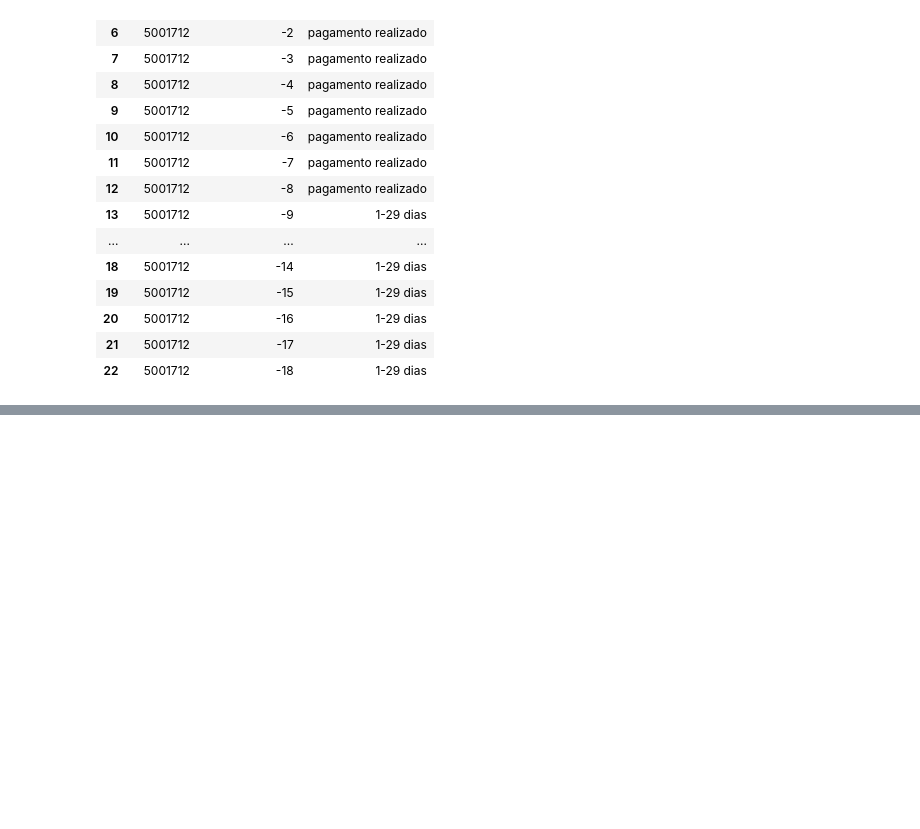
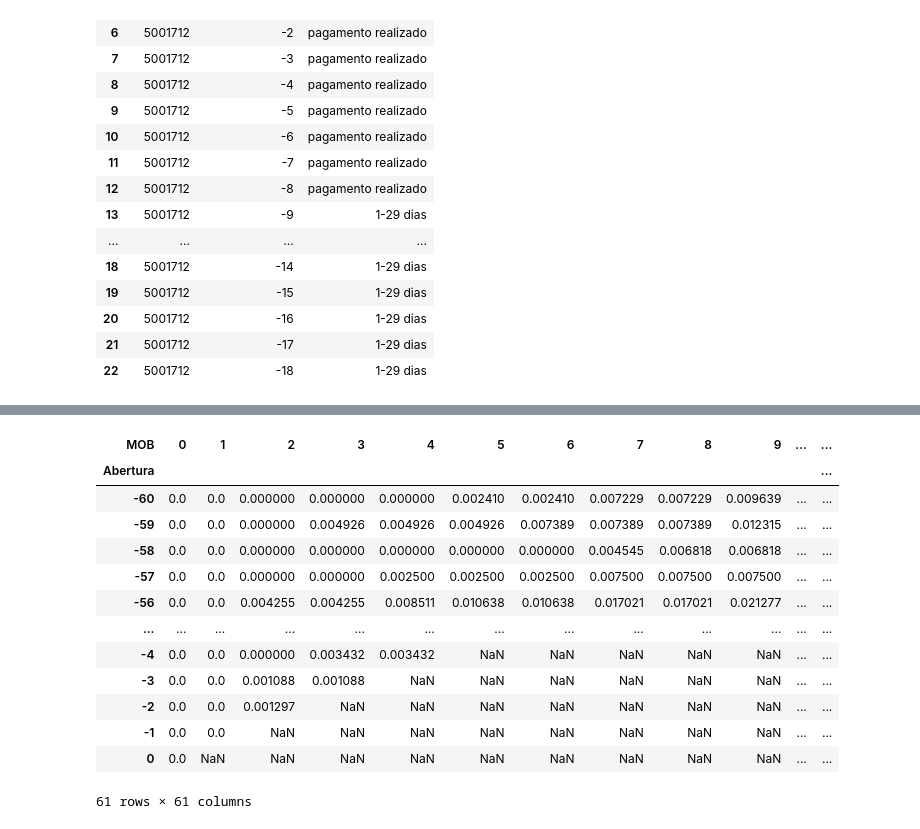
Before and after one commit to torvess/credit_score_07-10-2024, a Jupyter notebook: notebooks/credit_score.ipynb, the cells around one changed output, grey strips where cells are left out. Cells and saved outputs as stored; diff of their text form; code cells hidden in the pictures; blank space fills up the shorter version.

```diff
--- a/notebooks/credit_score.ipynb
+++ b/notebooks/credit_score.ipynb
@@ -232,0 +320,22 @@ Temos mais de um registro para cada cliente, precisa identificar quem foi mau pa
+# %%
+df_vintage_pivot = df_vintage.pivot(
+                                    index='Abertura',
+                                    columns='MOB',
+                                    values='Taxa_de_Mau'
+                                    )
+df_vintage_pivot
+# %% [output]
+| MOB | 0 | 1 | 2 | 3 | 4 | 5 | 6 | 7 | 8 | 9 | ... | ... |
+| Abertura |  |  |  |  |  |  |  |  |  |  |  | ... |
+| -60 | 0.0 | 0.0 | 0.000000 | 0.000000 | 0.000000 | 0.002410 | 0.002410 | 0.007229 | 0.007229 | 0.009639 | ... | ... |
+| -59 | 0.0 | 0.0 | 0.000000 | 0.004926 | 0.004926 | 0.004926 | 0.007389 | 0.007389 | 0.007389 | 0.012315 | ... | ... |
+| -58 | 0.0 | 0.0 | 0.000000 | 0.000000 | 0.000000 | 0.000000 | 0.000000 | 0.004545 | 0.006818 | 0.006818 | ... | ... |
+| -57 | 0.0 | 0.0 | 0.000000 | 0.000000 | 0.002500 | 0.002500 | 0.002500 | 0.007500 | 0.007500 | 0.007500 | ... | ... |
+| -56 | 0.0 | 0.0 | 0.004255 | 0.004255 | 0.008511 | 0.010638 | 0.010638 | 0.017021 | 0.017021 | 0.021277 | ... | ... |
+| ... | ... | ... | ... | ... | ... | ... | ... | ... | ... | ... | ... | ... |
+| -4 | 0.0 | 0.0 | 0.000000 | 0.003432 | 0.003432 | NaN | NaN | NaN | NaN | NaN | ... | ... |
+| -3 | 0.0 | 0.0 | 0.001088 | 0.001088 | NaN | NaN | NaN | NaN | NaN | NaN | ... | ... |
+| -2 | 0.0 | 0.0 | 0.001297 | NaN | NaN | NaN | NaN | NaN | NaN | NaN | ... | ... |
+| -1 | 0.0 | 0.0 | NaN | NaN | NaN | NaN | NaN | NaN | NaN | NaN | ... | ... |
+| 0 | 0.0 | NaN | NaN | NaN | NaN | NaN | NaN | NaN | NaN | NaN | ... | ... |
+61 rows × 61 columns
```
Also changed, not shown: parts of 17 cells of this notebook.
